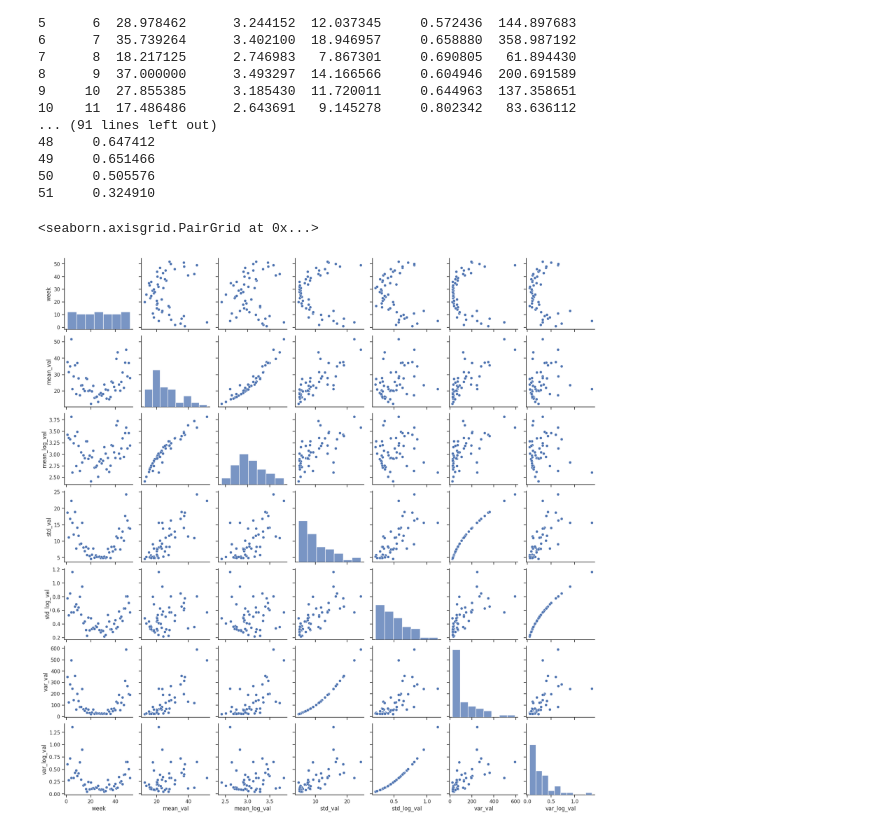
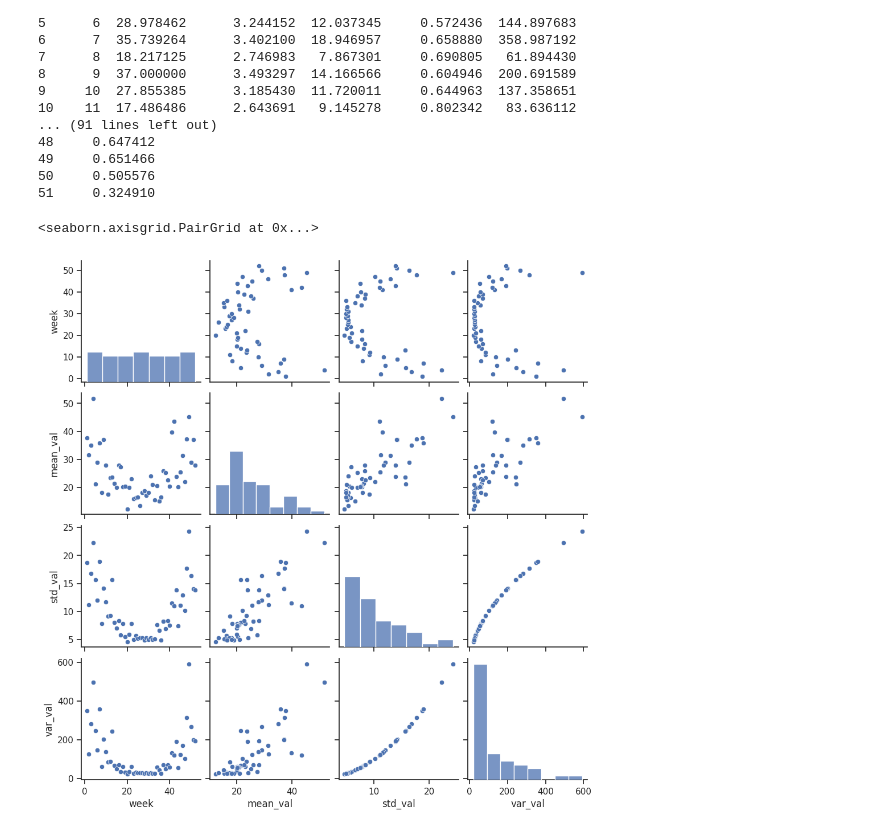
Before and after one commit to CostanzaCantalini/bayes_colab, a Jupyter notebook: data/analisi_esplorativa_tesi.ipynb, the cells around one changed output. Cells and saved outputs as stored; diff of their text form; code cells hidden in the pictures.

Commit message:
Aggiustato scatter plot

```diff
--- a/data/analisi_esplorativa_tesi.ipynb
+++ b/data/analisi_esplorativa_tesi.ipynb
@@ -156,7 +150,7 @@ print(week_stats_df)
 50     0.505576
 51     0.324910
 # %%
-sns.pairplot(week_stats_df)
+sns.pairplot(week_stats_df[['week','mean_val','std_val','var_val']])
 # %% [output]
 <seaborn.axisgrid.PairGrid at 0x...>
-[figure, old version]
+[figure, new version]
```
Also changed, not shown: parts of 5 cells of this notebook.
